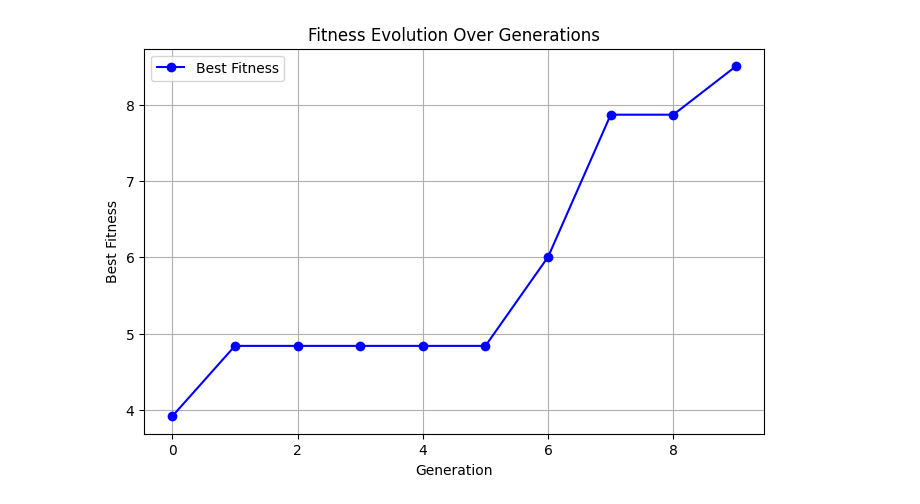
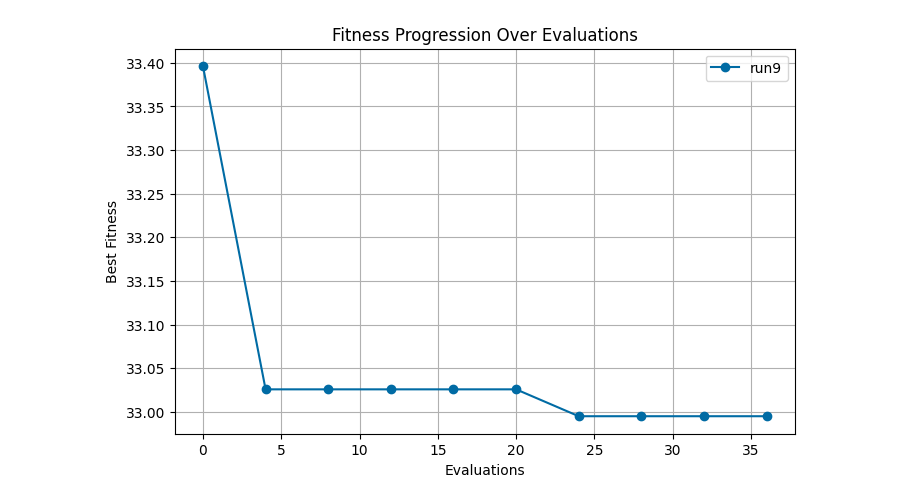
Before and after one commit to UnionEvoRobo/tetra-evo, a Jupyter notebook: plot.ipynb, the cells around one changed output. Saved outputs shown, nothing was run; the diff lists cells and outputs as text; code cells hidden in the pictures.

Commit message:
plotting

```diff
--- a/plot.ipynb
+++ b/plot.ipynb
@@ -6,5 +9,9 @@ import plot_utils_new as plot
 # %%
-csv_paths: str = "latest_run" # Use "latest_run" or path-like string to a run.csv file.
-plot.single_run(csv_paths)
+import plot_utils as plot
+
+csv_paths: list = ["latest_run", "/example/user/tetra-evo/runs/timestamp/run.csv"] # Use "latest_run" or path-like strings to run.csv files.
+plot_evals = True # Whether to plot evaluations instead of generations as the x-axis.
+
+plot.plot_runs(csv_paths, plot_evals)
 # %% [output]
-[figure, old version]
+[figure, new version]
```
Also changed, not shown: parts of 4 cells of this notebook, 3 other files.
